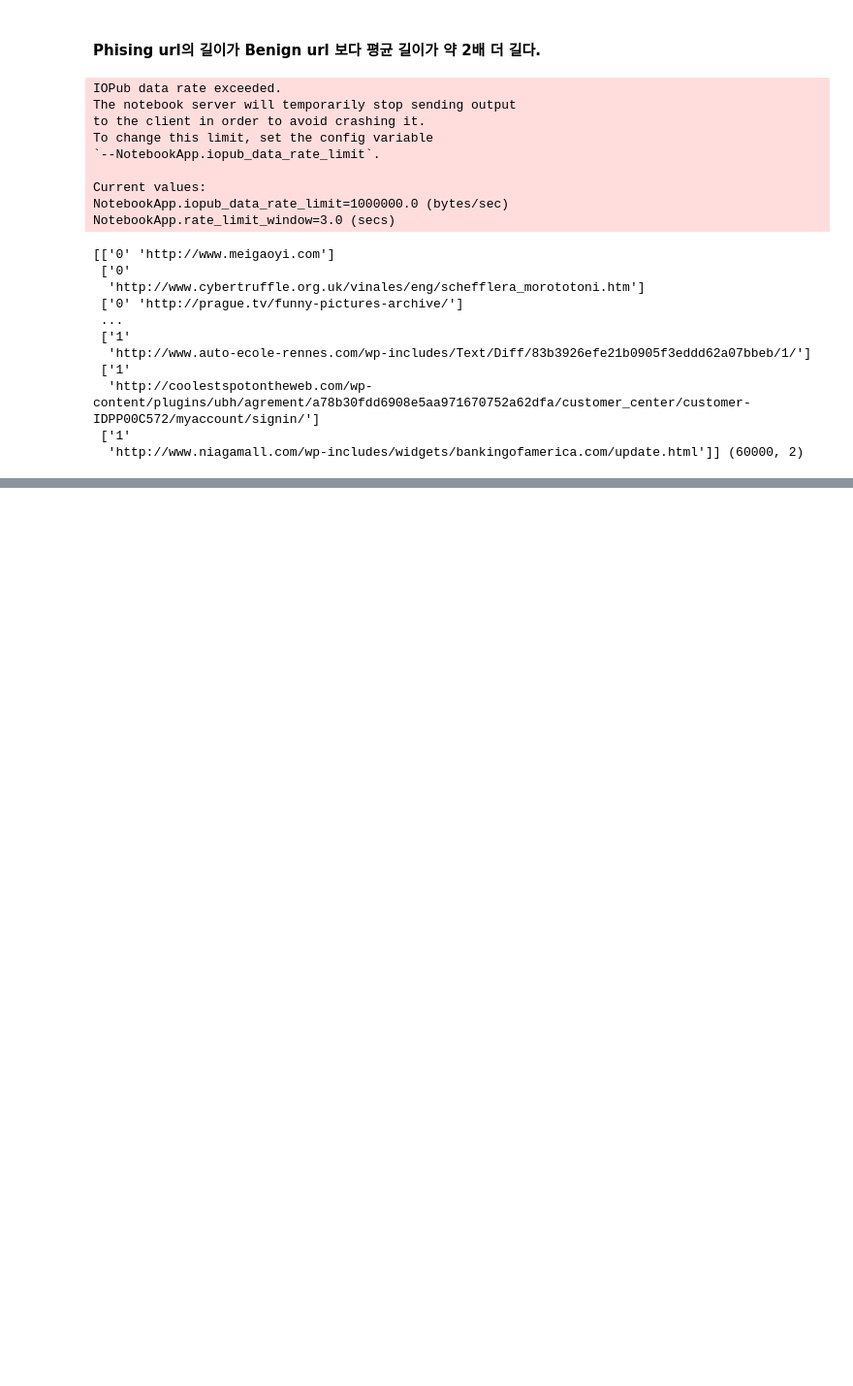
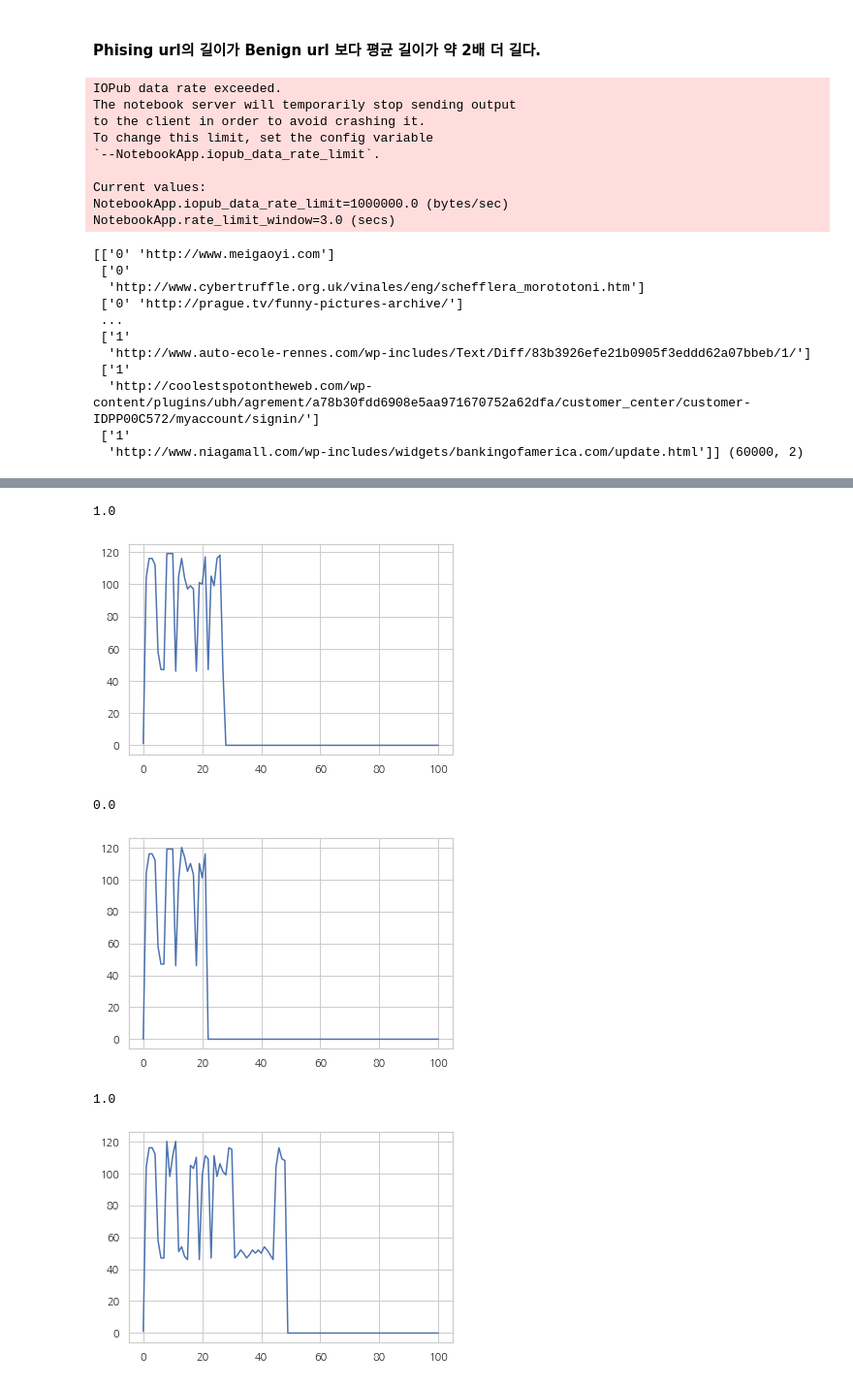
Before and after one commit to cloudfast-bit/phishing-url-classification, a Jupyter notebook: 02-Preprocessing-Feature-Engineering.ipynb, the cells around one changed output, grey strips where cells are left out. Shown: that part at 97% size. Saved outputs shown, nothing was run; the diff lists cells and outputs as text; code cells hidden in the pictures; blank space fills up the shorter version.

```diff
--- a/02-Preprocessing-Feature-Engineering.ipynb
+++ b/02-Preprocessing-Feature-Engineering.ipynb
@@ -91,0 +98,23 @@ NotebookApp.rate_limit_window=3.0 (secs)
+# %%
+###############################################################
+# Synactics Extraction_Step01: Character-level Unicode Method #
+###############################################################
+
+dataset_np = np.zeros((n_neutral+n_phishing, n_max_char+1))
+for r in range(dataset_neutral.shape[0]):
+    dataset_np[r, 0] = 0
+    length_buffer = len(dataset_neutral[r])
+    for c in range(n_max_char):
+        if c < length_buffer:
+            dataset_np[r, c+1] = ord(dataset_neutral[r][c])
+        else:
+            break
+for r in range(dataset_phishing.shape[0]):
+    dataset_np[r+dataset_phishing.shape[0], 0] = 1
+    length_buffer = len(dataset_phishing[r])
+    for c in range(n_max_char):
+        if c < length_buffer:
+            dataset_np[r + dataset_neutral.shape[0], c+1] = ord(dataset_phishing[r][c])
+        else:
+            break
+print(dataset_np)
@@ -91,0 +129,15 @@ NotebookApp.rate_limit_window=3.0 (secs)
+# %%
+# Visualize char samples
+n_v_sample = 3
+rand_idx = np.random.randint(0, dataset_np.shape[0], n_v_sample)
+for r in range(rand_idx.shape[0]):
+    print(dataset_np[rand_idx[r], 0])
+    plt.plot(dataset_np[rand_idx[r]])
+    plt.show()
+# %% [output]
+1.0
+[figure, added]
+0.0
+[figure, added]
+1.0
+[figure, added]
```
Also changed, not shown: parts of 4 cells of this notebook.
